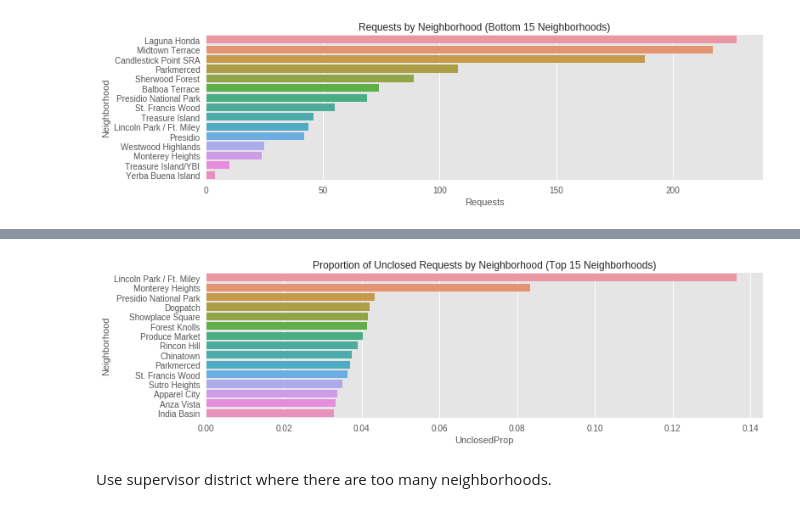
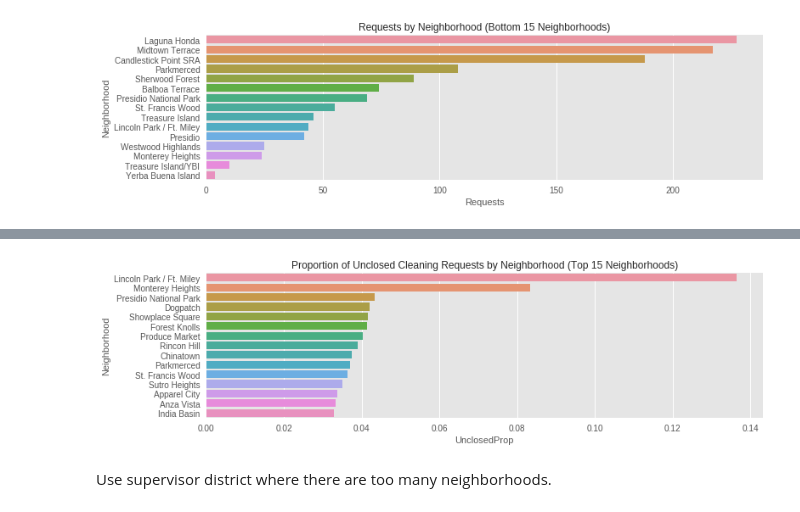
Before and after one commit to tjgordon/141B-Project, a Jupyter notebook: SF Street Cleaning Project.ipynb, the cells around one changed output, grey strips where cells are left out. Cells and saved outputs as stored; diff of their text form; code cells hidden in the pictures.

Commit message:
Change a plot title

```diff
--- a/SF Street Cleaning Project.ipynb
+++ b/SF Street Cleaning Project.ipynb
@@ -169,17 +167,17 @@ counts.head()
 # %%
 sns.set_context("notebook", rc={"font.size" : 40}) # font_scale=1.5
 ax = sns.factorplot(x = "UnclosedProp",
                     y = "Neighborhood",
                     data = counts.sort_values(by = "UnclosedProp",
                                               ascending = False).head(15),
                     kind = "bar",
                     orient = "h",
                     aspect = 3
                    )#, size = 10)
-plt.title("Proportion of Unclosed Requests by Neighborhood (Top 15 Neighborhoods)")
+plt.title("Proportion of Unclosed Cleaning Requests by Neighborhood (Top 15 Neighborhoods)")
 plt.show()
 # %% [output]
-[figure, old version]
+[figure, new version]
 # %% [markdown]
 Use supervisor district where there are too many neighborhoods.
 # %%
```
Also changed, not shown: parts of 2 cells of this notebook, 2 other files.
